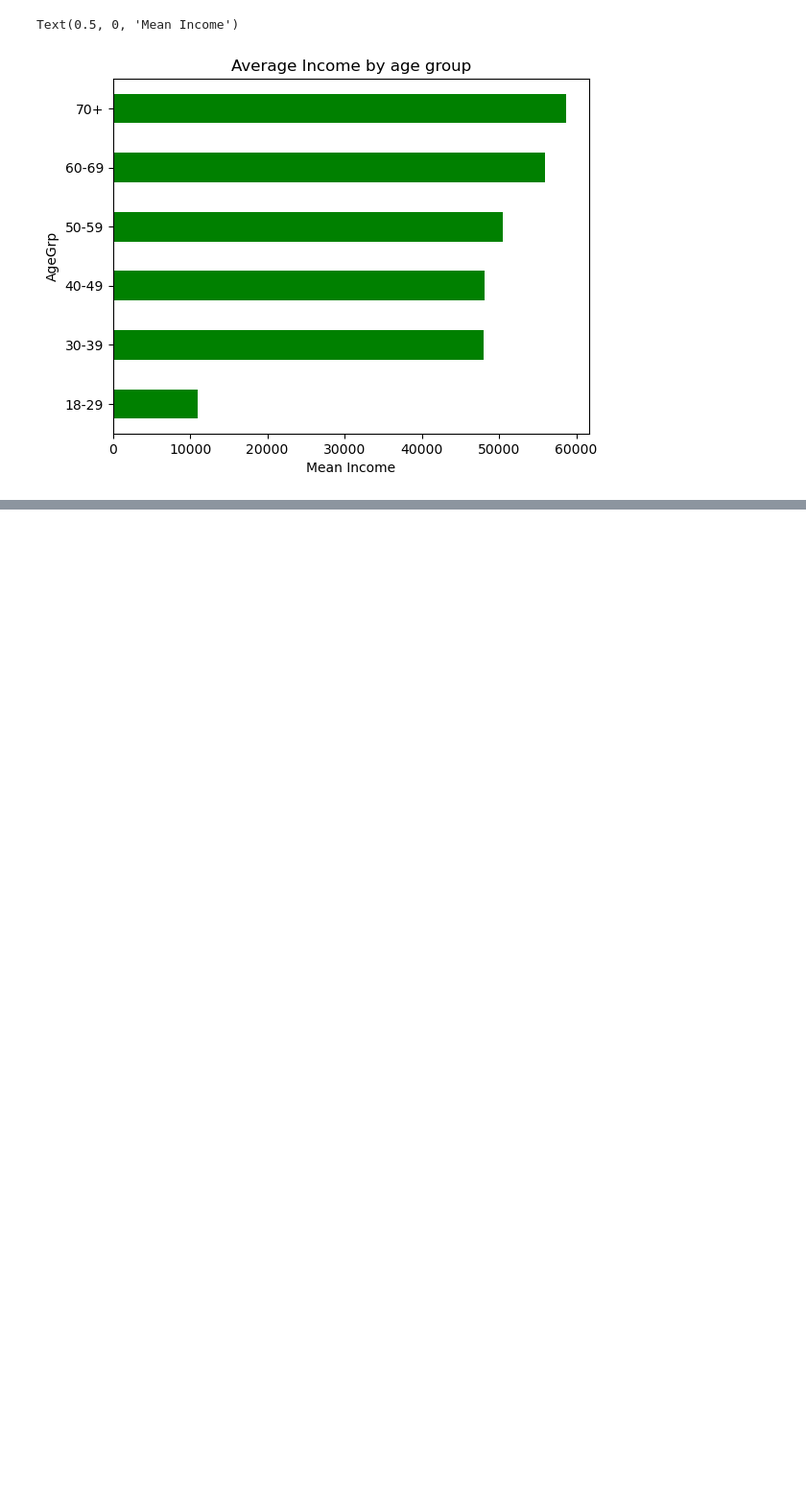
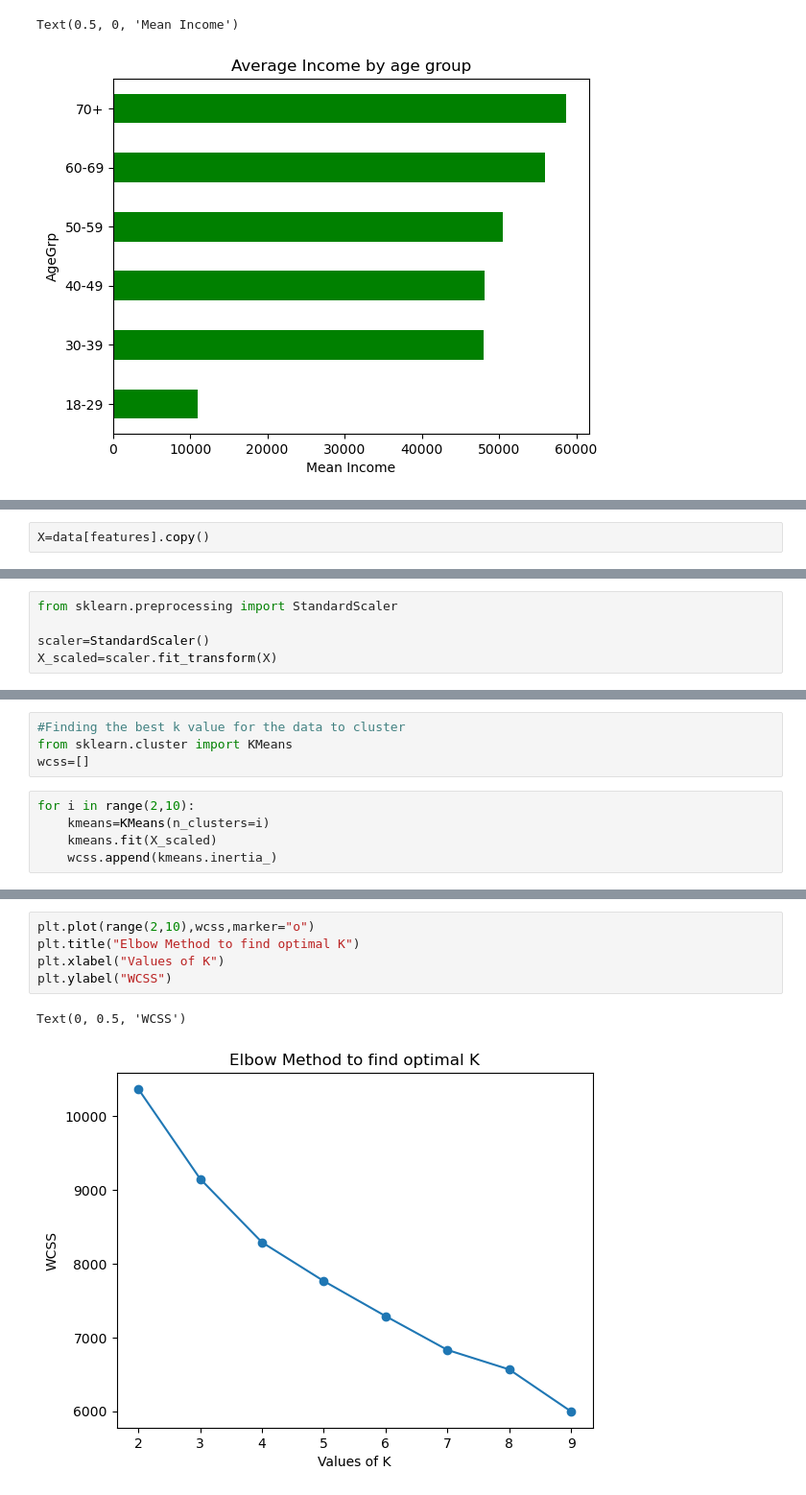
Before and after one commit to dsanmol/Customer_Segmentation_Analysis, a Jupyter notebook: model_train_analysis.ipynb, the cells around one changed output, grey strips where cells are left out. Shown at 96% size. Drawn from its saved outputs; the diff is of its cells as text; blank space fills up the shorter version.

```diff
--- a/model_train_analysis.ipynb
+++ b/model_train_analysis.ipynb
@@ -421,0 +426,2 @@ Text(0.5, 0, 'Mean Income')
+# %%
+X=data[features].copy()
@@ -421,0 +457,5 @@ Text(0.5, 0, 'Mean Income')
+# %%
+from sklearn.preprocessing import StandardScaler
+
+scaler=StandardScaler()
+X_scaled=scaler.fit_transform(X)
@@ -421,0 +480,9 @@ Text(0.5, 0, 'Mean Income')
+# %%
+#Finding the best k value for the data to cluster
+from sklearn.cluster import KMeans
+wcss=[]
+# %%
+for i in range(2,10):
+    kmeans=KMeans(n_clusters=i)
+    kmeans.fit(X_scaled)
+    wcss.append(kmeans.inertia_)
@@ -421,0 +500,8 @@ Text(0.5, 0, 'Mean Income')
+# %%
+plt.plot(range(2,10),wcss,marker="o")
+plt.title("Elbow Method to find optimal K")
+plt.xlabel("Values of K")
+plt.ylabel("WCSS")
+# %% [output]
+Text(0, 0.5, 'WCSS')
+[figure, added]
```
Also changed, not shown: parts of 22 cells of this notebook, 3 other files.
